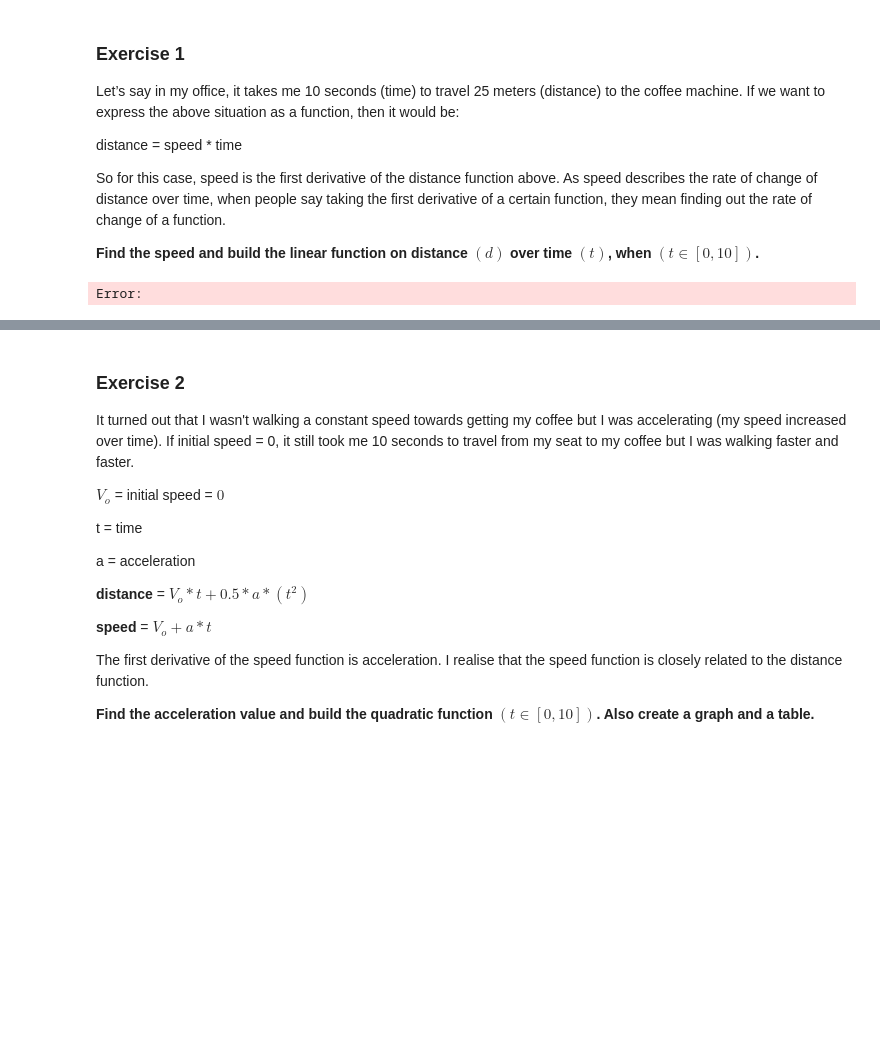
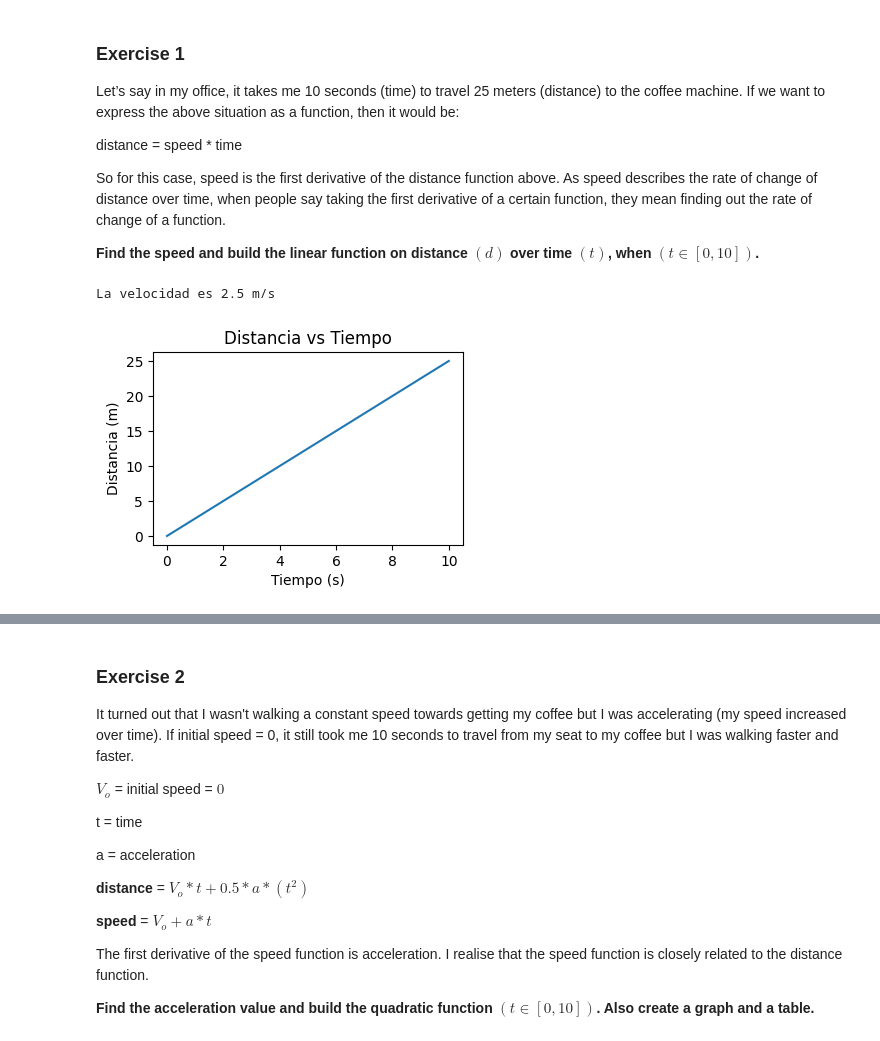
Before and after one commit to josedrosales/calculus-and-algebra-problems-with-python, a Jupyter notebook: notebook/problems.ipynb, the cells around one changed output, grey strips where cells are left out. Cells and saved outputs as stored; diff of their text form; code cells hidden in the pictures; blank space fills up the shorter version.

```diff
--- a/notebook/problems.ipynb
+++ b/notebook/problems.ipynb
@@ -23,12 +23,33 @@ So for this case, speed is the first derivative of the distance function above.
 **Find the speed and build the linear function on distance $(d)$ over time $(t)$, when $(t ∈ [0,10])$.**
 # %%
 #import libraries
-
+import matplotlib.pyplot as plt
+import numpy as np
+import pandas as pd
 
 #define the distance function
+distancia_total = 25
+tiempo_total = 10
+velocidad = distancia_total/tiempo_total
+print(f"La velocidad es {velocidad} m/s")
+
+def d(t):
+    distancia = velocidad*t
+    return distancia
 # %% [output]
-Error:
+La velocidad es 2.5 m/s
 # %%
 #plot the distance function on domain(t)
+
+domain = np.linspace(0, 10, 100)
+y_axis = d(domain)
+plt.figure(figsize = (4,2.5))
+plt.plot(domain, y_axis)
+plt.title('Distancia vs Tiempo')
+plt.xlabel('Tiempo (s)')
+plt.ylabel('Distancia (m)')
+plt.show()
+# %% [output]
+[figure, added]
 # %%
 # create a dataframe
```
Also changed, not shown: parts of 8 cells of this notebook.
